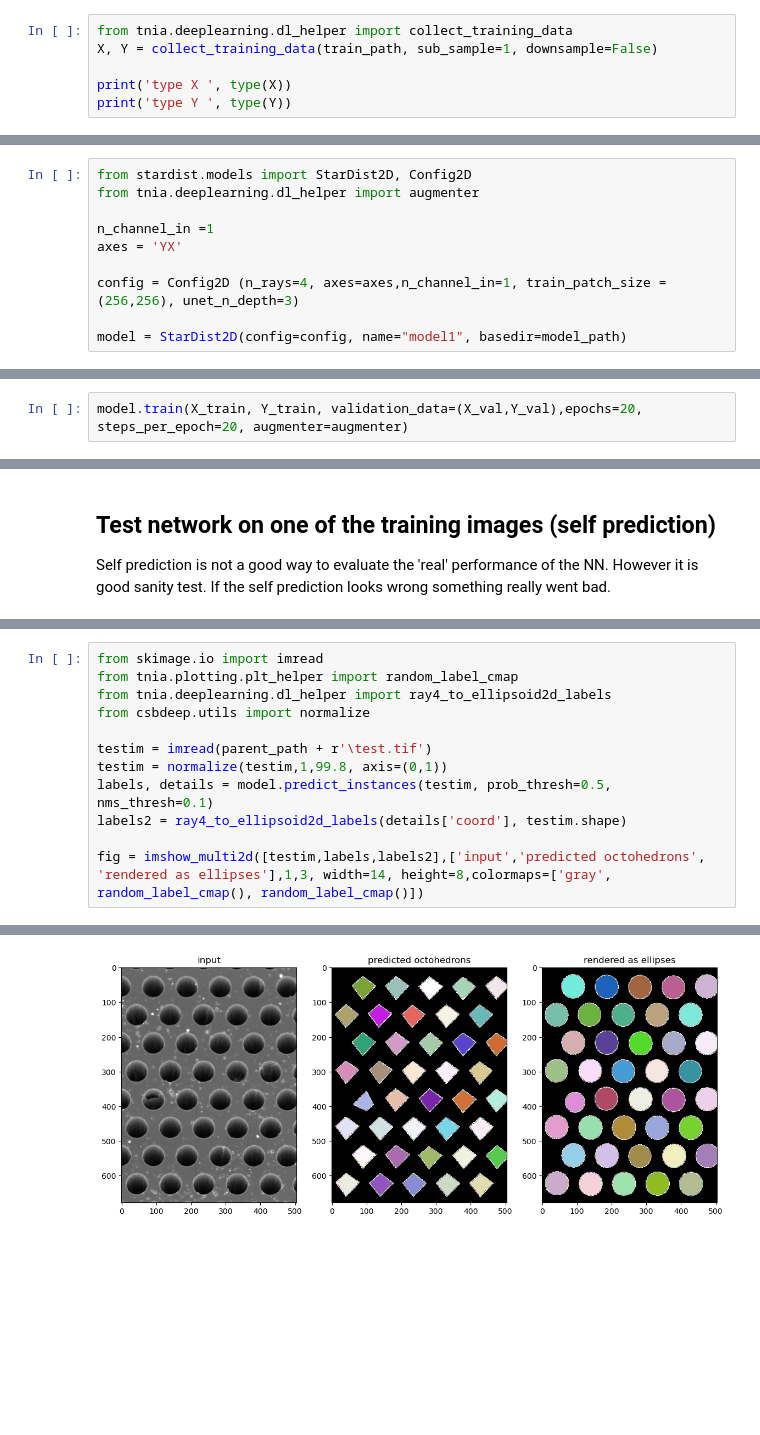
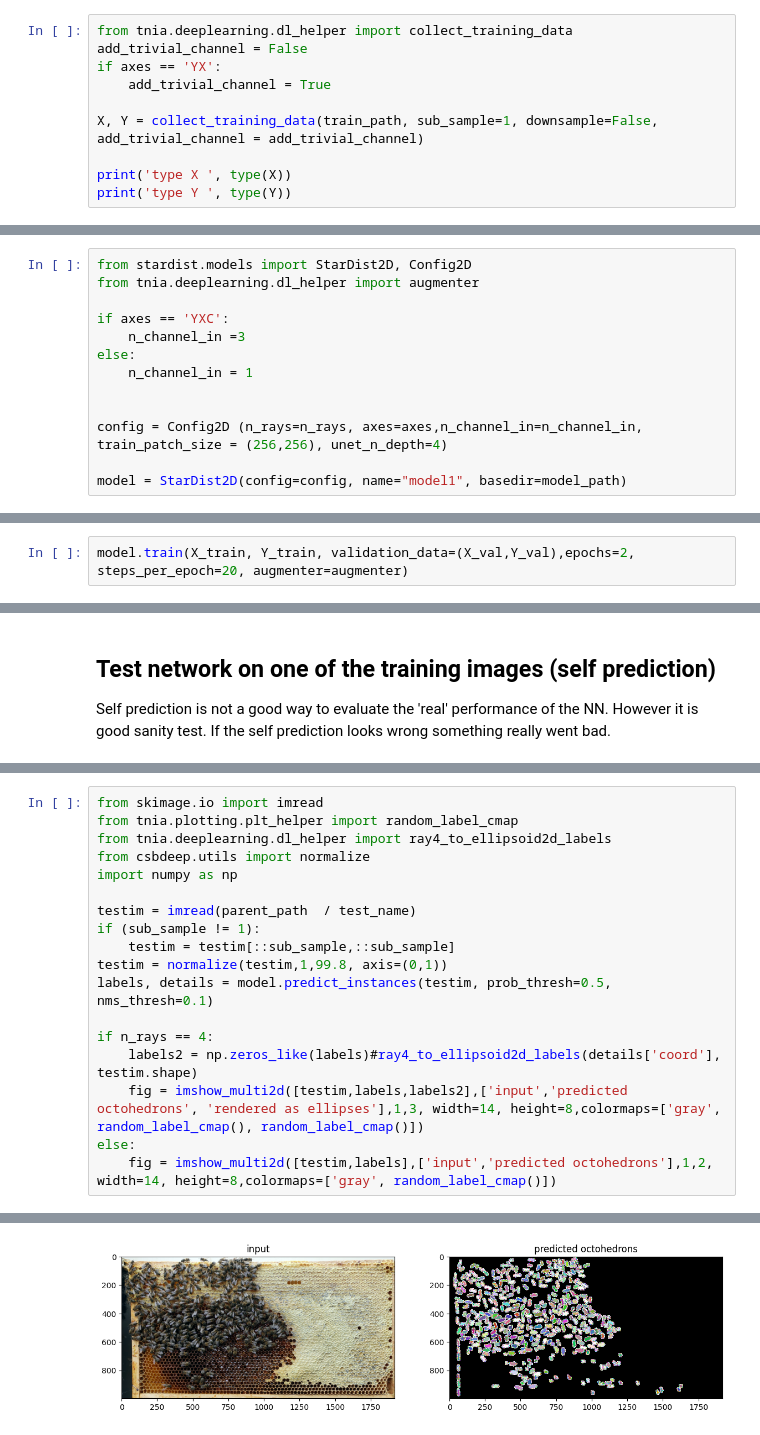
Before and after one commit to True-North-Intelligent-Algorithms/tnia-python, a Jupyter notebook: notebooks/deep_learning/stardist_training_2d.ipynb, the cells around one changed output, grey strips where cells are left out. Saved outputs shown, nothing was run; the diff lists cells and outputs as text; blank space fills up the shorter version.

```diff
--- a/notebooks/deep_learning/stardist_training_2d.ipynb
+++ b/notebooks/deep_learning/stardist_training_2d.ipynb
@@ -39,7 +60,11 @@ if not os.path.exists(label_patch_path):
 The helper will also normalize the inputs.
 # %%
 from tnia.deeplearning.dl_helper import collect_training_data
-X, Y = collect_training_data(train_path, sub_sample=1, downsample=False)
+add_trivial_channel = False
+if axes == 'YX':
+    add_trivial_channel = True
+
+X, Y = collect_training_data(train_path, sub_sample=1, downsample=False, add_trivial_channel = add_trivial_channel)
 
 print('type X ', type(X))
 print('type Y ', type(Y))
@@ -77,10 +107,13 @@ type X_train  <class 'numpy.ndarray'>
 from stardist.models import StarDist2D, Config2D
 from tnia.deeplearning.dl_helper import augmenter
 
-n_channel_in =1
-axes = 'YX'
+if axes == 'YXC':
+    n_channel_in =3
+else:
+    n_channel_in = 1
 
-config = Config2D (n_rays=4, axes=axes,n_channel_in=1, train_patch_size = (256,256), unet_n_depth=3)
+
+config = Config2D (n_rays=n_rays, axes=axes,n_channel_in=n_channel_in, train_patch_size = (256,256), unet_n_depth=4)
 
 model = StarDist2D(config=config, name="model1", basedir=model_path)
 # %% [output]
@@ -92,3 +133,3 @@ Using default values: prob_thresh=0.386181, nms_thresh=0.3.
 # %%
-model.train(X_train, Y_train, validation_data=(X_val,Y_val),epochs=20, steps_per_epoch=20, augmenter=augmenter)
+model.train(X_train, Y_train, validation_data=(X_val,Y_val),epochs=2, steps_per_epoch=20, augmenter=augmenter)
 # %% [output]
@@ -131,11 +164,17 @@ from skimage.io import imread
 from tnia.plotting.plt_helper import random_label_cmap
 from tnia.deeplearning.dl_helper import ray4_to_ellipsoid2d_labels
 from csbdeep.utils import normalize
+import numpy as np
 
-testim = imread(parent_path + r'\test.tif')
+testim = imread(parent_path  / test_name)
+if (sub_sample != 1):
+    testim = testim[::sub_sample,::sub_sample]
 testim = normalize(testim,1,99.8, axis=(0,1))
 labels, details = model.predict_instances(testim, prob_thresh=0.5, nms_thresh=0.1)
-labels2 = ray4_to_ellipsoid2d_labels(details['coord'], testim.shape)
 
-fig = imshow_multi2d([testim,labels,labels2],['input','predicted octohedrons', 'rendered as ellipses'],1,3, width=14, height=8,colormaps=['gray', random_label_cmap(), random_label_cmap()])
+if n_rays == 4:
+    labels2 = np.zeros_like(labels)#ray4_to_ellipsoid2d_labels(details['coord'], testim.shape)
+    fig = imshow_multi2d([testim,labels,labels2],['input','predicted octohedrons', 'rendered as ellipses'],1,3, width=14, height=8,colormaps=['gray', random_label_cmap(), random_label_cmap()])
+else:
+    fig = imshow_multi2d([testim,labels],['input','predicted octohedrons'],1,2, width=14, height=8,colormaps=['gray', random_label_cmap()])
 # %% [output]
@@ -142,4 +182,4 @@ fig = imshow_multi2d([testim,labels,labels2],['input','predicted octohedrons', '
-[figure, old version]
+[figure, new version]
 # %%
 import napari
 
```
Also changed, not shown: parts of 13 cells of this notebook, 2 other files.
